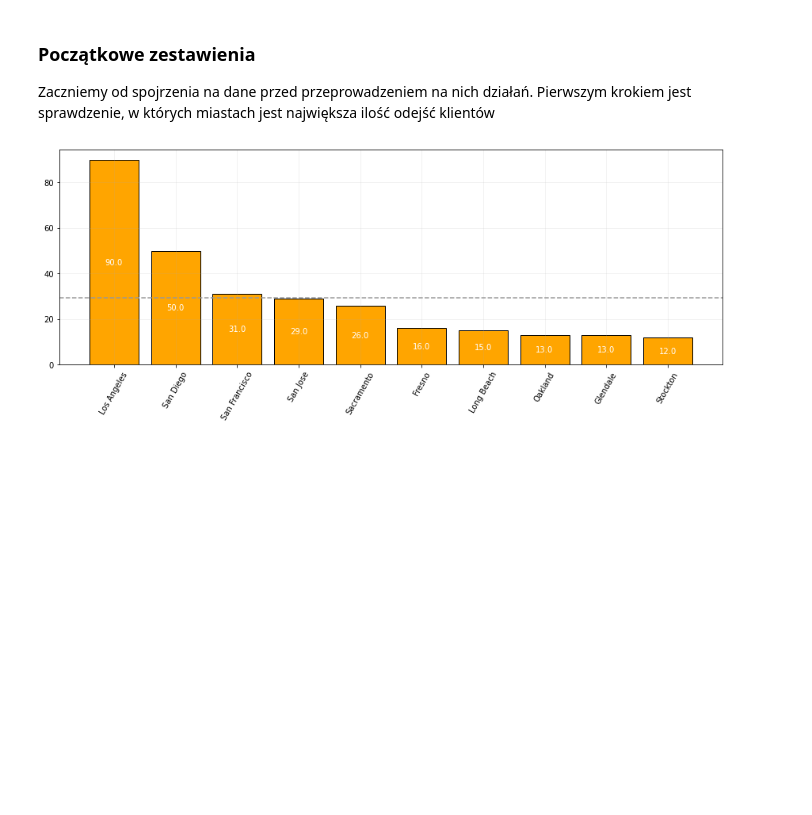
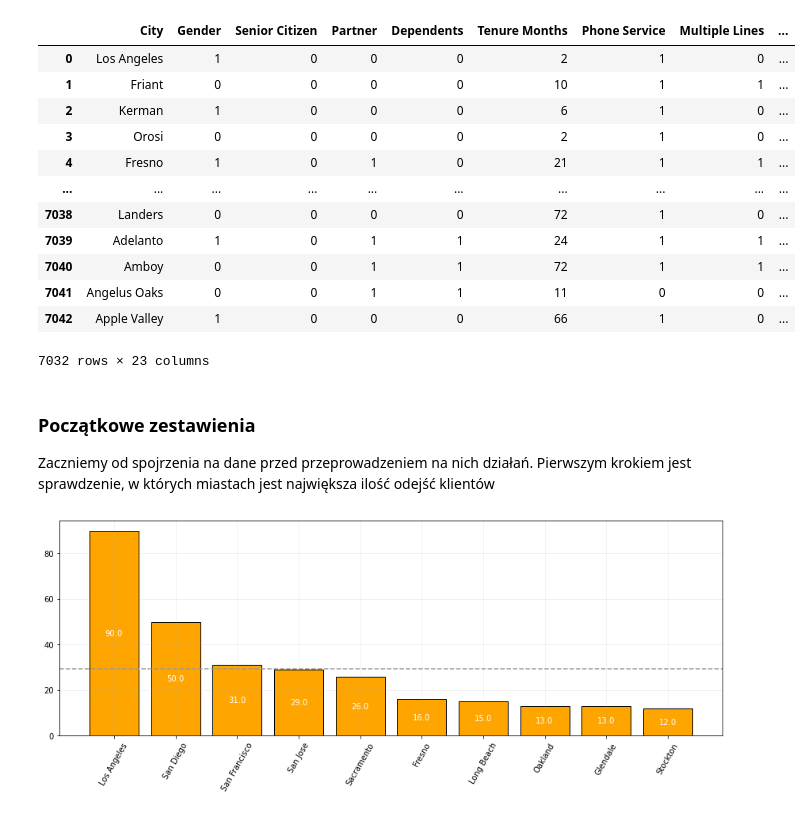
Before and after one commit to Filip-Hanasz/Projekt-Machine-Learning, a Jupyter notebook: 02_wizualizacje_i_modele.ipynb, the cells around one changed output. Drawn from its saved outputs; the diff is of its cells as text; code cells hidden in the pictures; blank space fills up the shorter version.

```diff
--- a/02_wizualizacje_i_modele.ipynb
+++ b/02_wizualizacje_i_modele.ipynb
@@ -8,6 +8,22 @@ from sklearn.model_selection import train_test_split
 from sklearn.metrics import classification_report, roc_curve, roc_auc_score
 # %%
 df = pd.read_pickle("Data_allnum.pkl")
+# %%
+df
+# %% [output]
+|  | City | Gender | Senior Citizen | Partner | Dependents | Tenure Months | Phone Service | Multiple Lines | ... |
+| 0 | Los Angeles | 1 | 0 | 0 | 0 | 2 | 1 | 0 | ... |
+| 1 | Friant | 0 | 0 | 0 | 0 | 10 | 1 | 1 | ... |
+| 2 | Kerman | 1 | 0 | 0 | 0 | 6 | 1 | 0 | ... |
+| 3 | Orosi | 0 | 0 | 0 | 0 | 2 | 1 | 0 | ... |
+| 4 | Fresno | 1 | 0 | 1 | 0 | 21 | 1 | 1 | ... |
+| ... | ... | ... | ... | ... | ... | ... | ... | ... | ... |
+| 7038 | Landers | 0 | 0 | 0 | 0 | 72 | 1 | 0 | ... |
+| 7039 | Adelanto | 1 | 0 | 1 | 1 | 24 | 1 | 1 | ... |
+| 7040 | Amboy | 0 | 0 | 1 | 1 | 72 | 1 | 1 | ... |
+| 7041 | Angelus Oaks | 0 | 0 | 1 | 1 | 11 | 0 | 0 | ... |
+| 7042 | Apple Valley | 1 | 0 | 0 | 0 | 66 | 1 | 0 | ... |
+7032 rows × 23 columns
 # %% [markdown]
 ### Początkowe zestawienia
 
```
Also changed, not shown: parts of 13 cells of this notebook, 1 other file.
